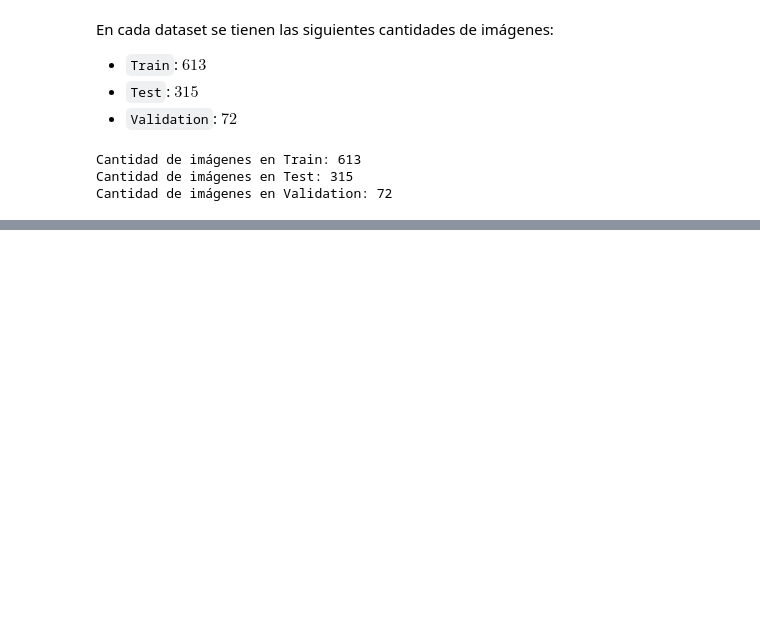
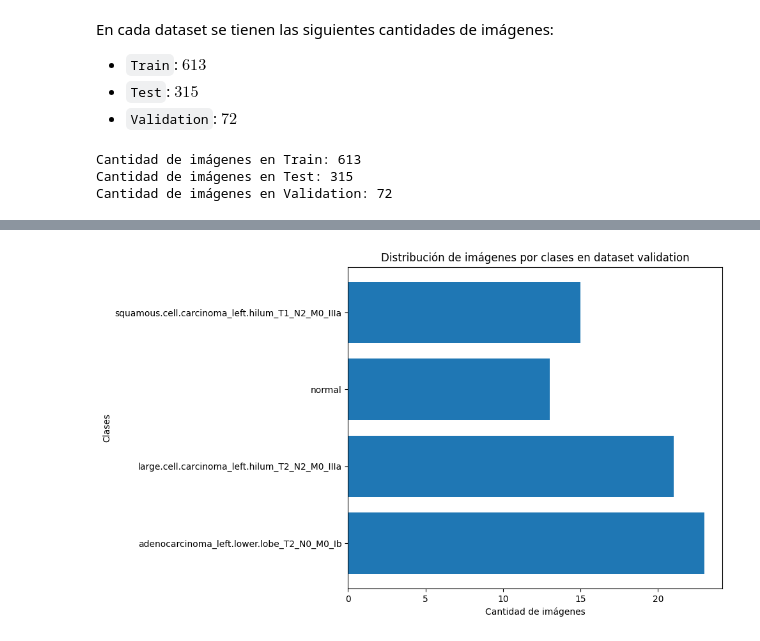
Before and after one commit to gasper-az/vision-computadora-II-trabajo-final, a Jupyter notebook: trabajo-final.ipynb, the cells around one changed output, grey strips where cells are left out. Drawn from its saved outputs; the diff is of its cells as text; code cells hidden in the pictures; blank space fills up the shorter version.

```diff
--- a/trabajo-final.ipynb
+++ b/trabajo-final.ipynb
@@ -77,0 +173,4 @@ Cantidad de imágenes en Validation: 72
+# %%
+plot_image_class_distribution(dataset=validation_data, datasetName="validation")
+# %% [output]
+[figure, added]
```
Also changed, not shown: parts of 10 cells of this notebook.
